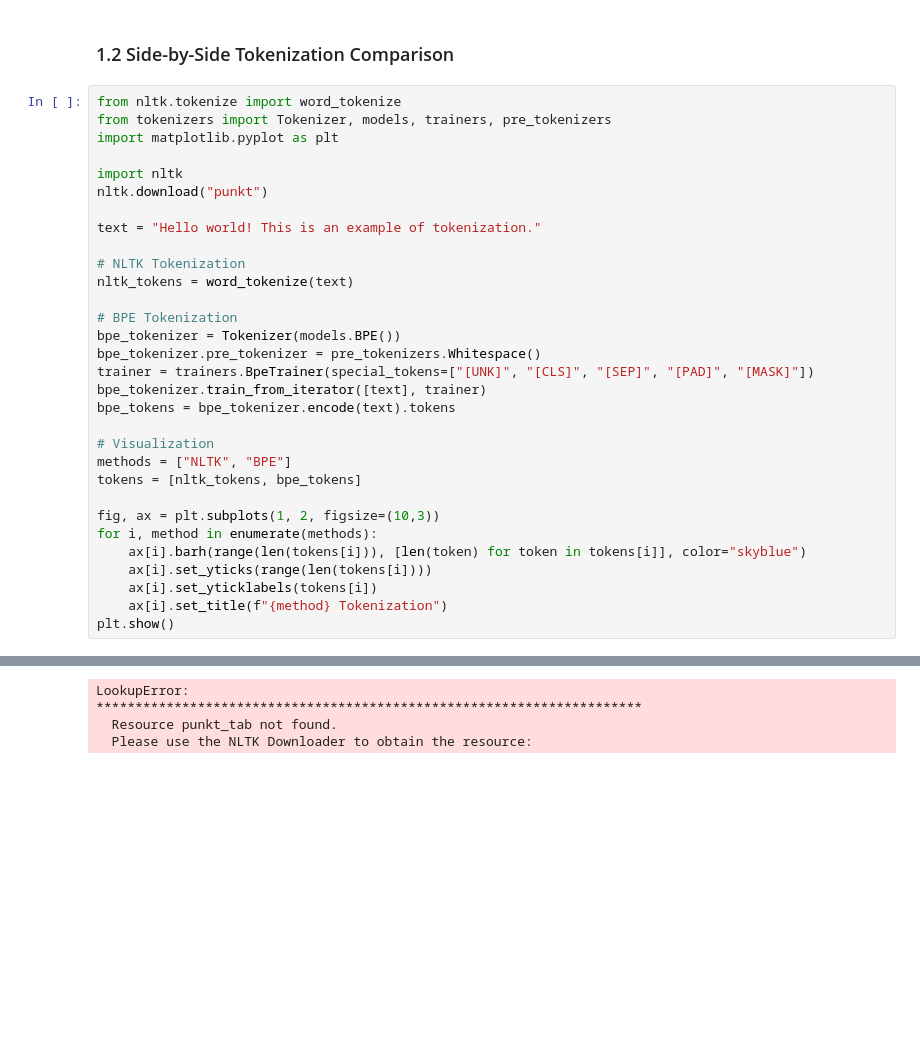
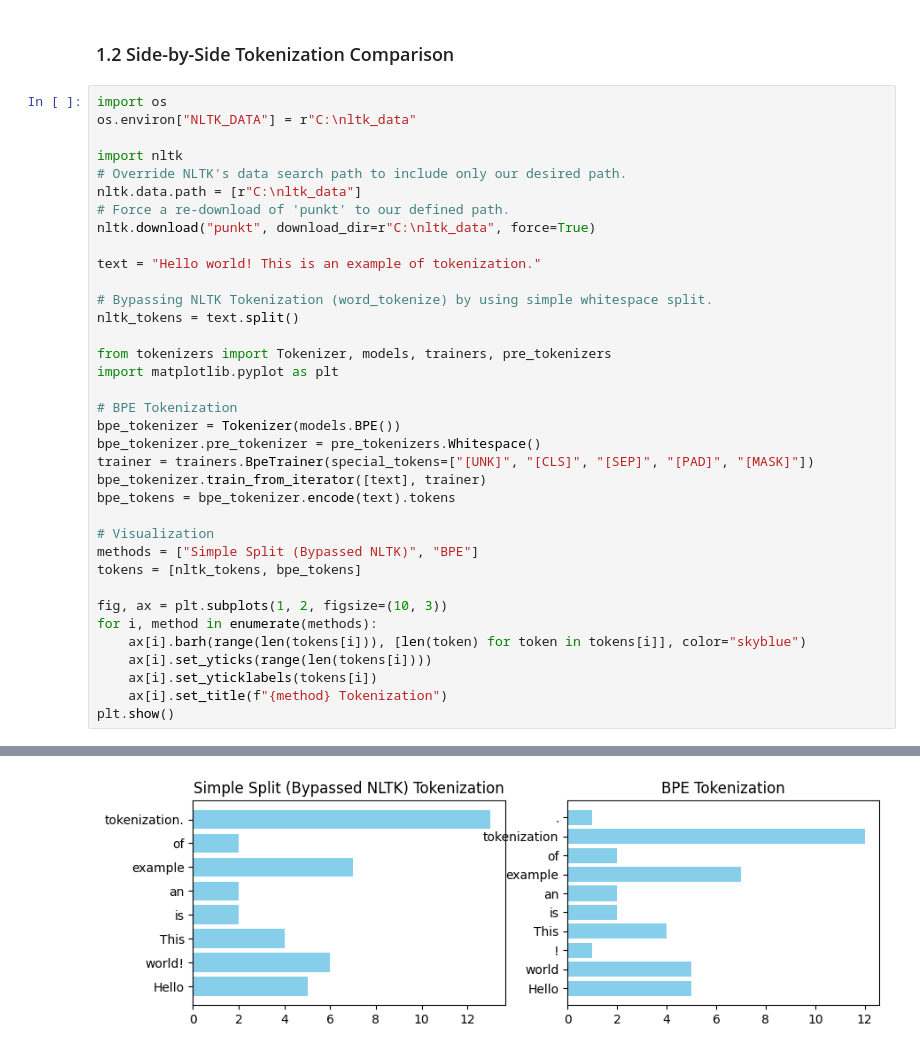
Before and after one commit to OrestisMakris/ACM-Upatras-SIG-ML, a Jupyter notebook: tokens.ipynb, the cells around one changed output, grey strips where cells are left out. Cells and saved outputs as stored; diff of their text form; blank space fills up the shorter version.

```diff
--- a/tokens.ipynb
+++ b/tokens.ipynb
@@ -270,17 +263,22 @@ plt.show()
 # %% [markdown]
 ### 1.2 Side-by-Side Tokenization Comparison
 # %%
-from nltk.tokenize import word_tokenize
-from tokenizers import Tokenizer, models, trainers, pre_tokenizers
-import matplotlib.pyplot as plt
+import os
+os.environ["NLTK_DATA"] = r"C:\nltk_data"
 
 import nltk
-nltk.download("punkt")
+# Override NLTK's data search path to include only our desired path.
+nltk.data.path = [r"C:\nltk_data"]
+# Force a re-download of 'punkt' to our defined path.
+nltk.download("punkt", download_dir=r"C:\nltk_data", force=True)
 
 text = "Hello world! This is an example of tokenization."
 
-# NLTK Tokenization
-nltk_tokens = word_tokenize(text)
+# Bypassing NLTK Tokenization (word_tokenize) by using simple whitespace split.
+nltk_tokens = text.split()
+
+from tokenizers import Tokenizer, models, trainers, pre_tokenizers
+import matplotlib.pyplot as plt
 
 # BPE Tokenization
 bpe_tokenizer = Tokenizer(models.BPE())
@@ -290,10 +288,10 @@ bpe_tokenizer.train_from_iterator([text], trainer)
 bpe_tokens = bpe_tokenizer.encode(text).tokens
 
 # Visualization
-methods = ["NLTK", "BPE"]
+methods = ["Simple Split (Bypassed NLTK)", "BPE"]
 tokens = [nltk_tokens, bpe_tokens]
 
-fig, ax = plt.subplots(1, 2, figsize=(10,3))
+fig, ax = plt.subplots(1, 2, figsize=(10, 3))
 for i, method in enumerate(methods):
     ax[i].barh(range(len(tokens[i])), [len(token) for token in tokens[i]], color="skyblue")
     ax[i].set_yticks(range(len(tokens[i])))
@@ -307,4 +304 @@ plt.show()
-LookupError:
-**********************************************************************
-  Resource punkt_tab not found.
-  Please use the NLTK Downloader to obtain the resource:
+[figure, added]
```
Also changed, not shown: parts of 6 cells of this notebook, 2 other files.
